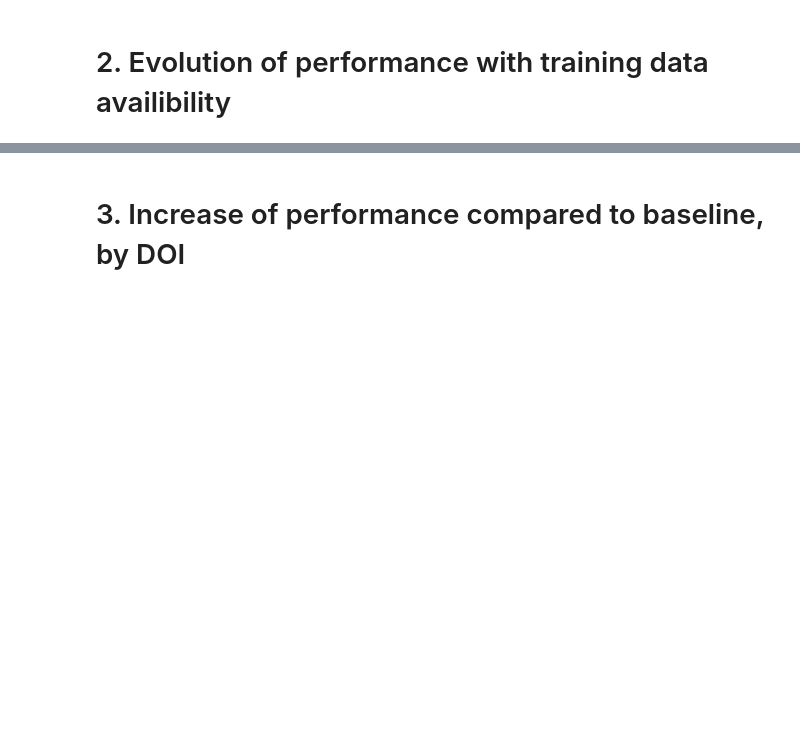
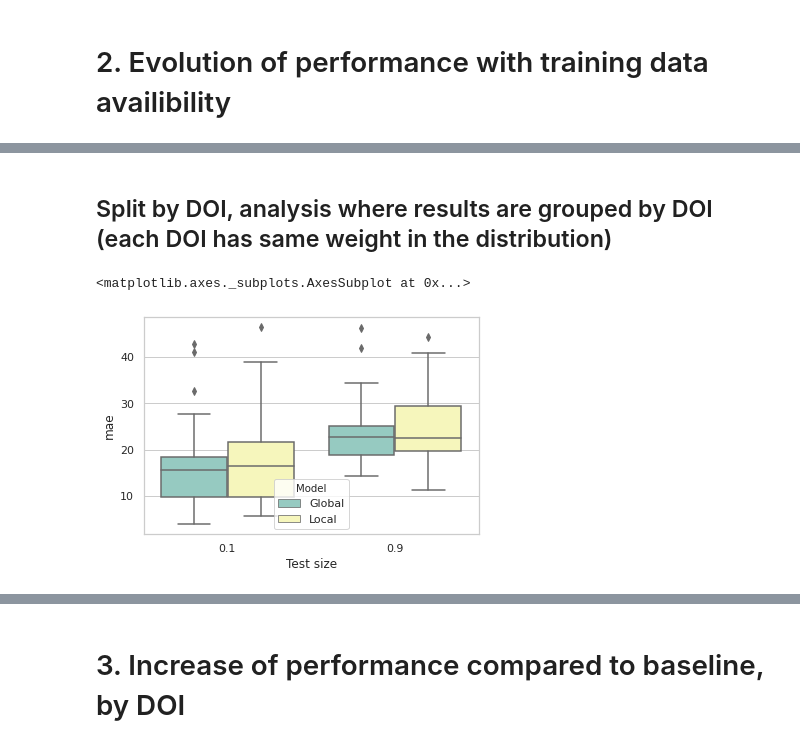
Before and after one commit to truejulosdu13/NiCOlit, a Jupyter notebook: dft_descriptors_analysis.ipynb, the cells around one changed output, grey strips where cells are left out. Drawn from its saved outputs; the diff is of its cells as text; code cells hidden in the pictures; blank space fills up the shorter version.

```diff
--- a/dft_descriptors_analysis.ipynb
+++ b/dft_descriptors_analysis.ipynb
@@ -122,0 +186,33 @@ plt.show()
+# %%
+values = []
+predicted = []
+errors = []
+test_sizes = []
+model = []
+doi = []
+
+for test_size in np.linspace(0.1, 0.9, 2):
+    stratification_results_raw, additional_stratification_results_raw, local_results_raw, global_results_raw, local_baseline_results_raw, values_raw = analysis_stratification_influence_raw(X, y, DOIs, origins, metric=metric, predictor=pipe,
+                                          test_size=test_size, n_iterations=1)
+    values.extend(values_raw + values_raw)
+    predicted.extend(global_results_raw + local_results_raw)
+    model.extend(["Global"]*len(global_results_raw) + ["Local"]*len(local_results_raw) )
+    doi.extend(stratification_results_raw + stratification_results_raw)
+    test_sizes.extend([test_size]*len(values_raw) + [test_size]*len(values_raw))
+# %%
+display_df =  pd.DataFrame(zip(values, predicted, test_sizes, model, np.abs(np.array(predicted) - np.array(values)), doi), columns = ['Yields', 'Predictions', 'Test size', 'Model', 'Errors', 'DOI'])
+# %% [markdown]
+## Split by DOI, analysis where results are grouped by DOI (each DOI has same weight in the distribution)
+# %%
+def r2_rmse(g):
+    r2 = r2_score(g['Yields'], g['Predictions'])
+    mae = mean_absolute_error(g['Yields'], g['Predictions'])
+    rmse = np.sqrt(mean_squared_error(g['Yields'], g['Predictions']))
+    return pd.Series(dict(r2 = r2, rmse = rmse, mae=mae))
+grouped_multiple = display_df.groupby(['DOI', 'Test size', 'Model']).apply(r2_rmse).reset_index()
+
+sns.boxplot(x="Test size", y="mae", hue="Model",
+                 data=grouped_multiple, palette="Set3")
+# %% [output]
+<matplotlib.axes._subplots.AxesSubplot at 0x...>
+[figure, added]
```
Also changed, not shown: parts of 32 cells of this notebook, 2 other files.
